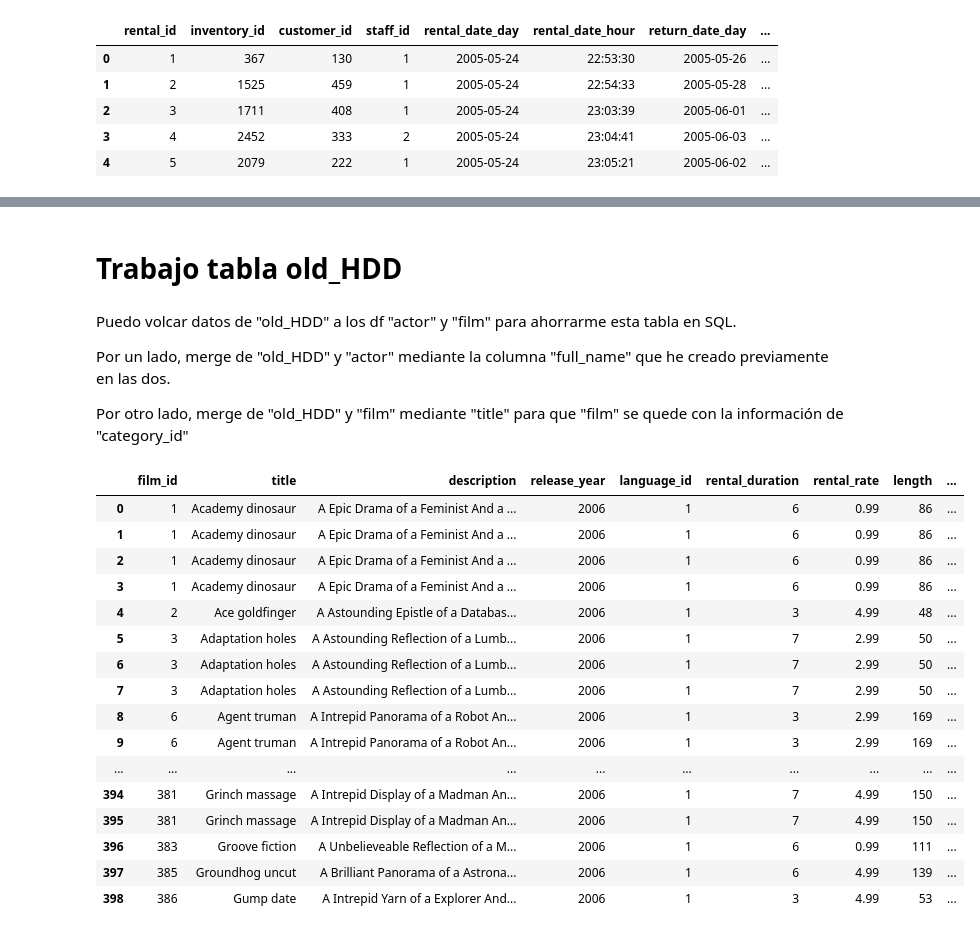
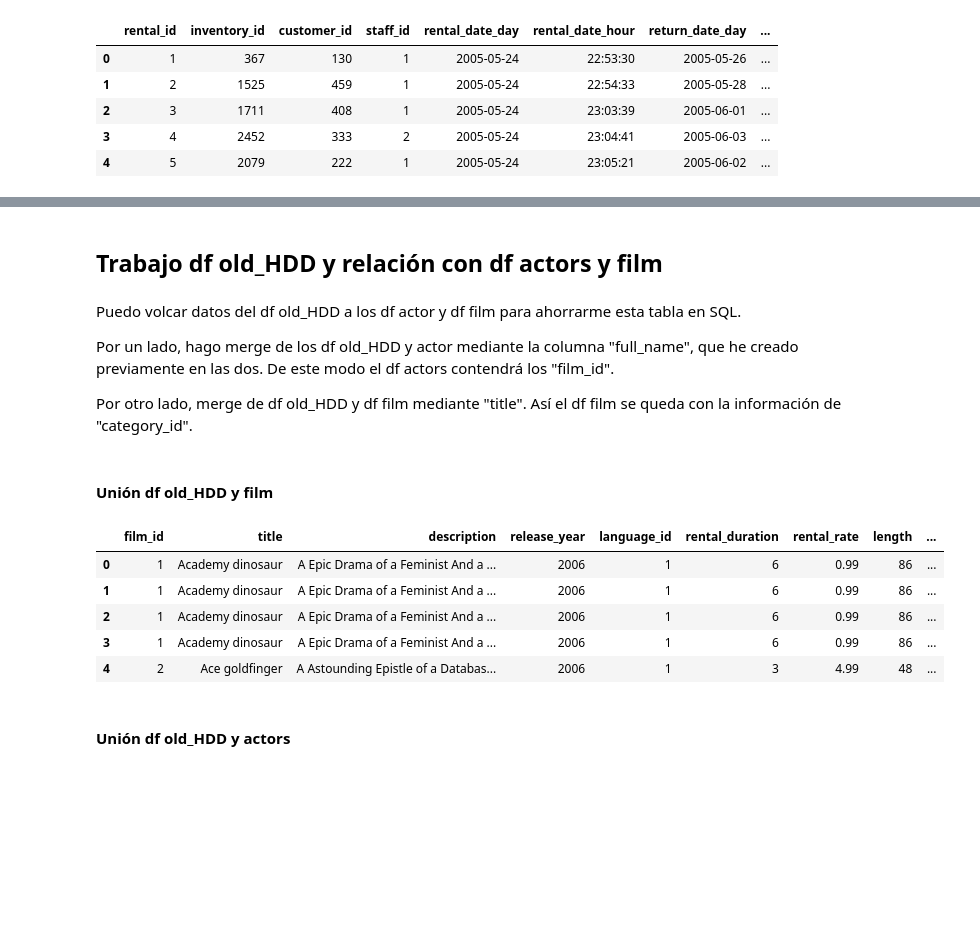
Before and after one commit to charlieciordia/02-mySQL-database, a Jupyter notebook: notebook/main.ipynb, the cells around one changed output, grey strips where cells are left out. Drawn from its saved outputs; the diff is of its cells as text; code cells hidden in the pictures; blank space fills up the shorter version.

Commit message:
limpieza de datos done

```diff
--- a/notebook/main.ipynb
+++ b/notebook/main.ipynb
@@ -482,29 +247,23 @@ hdd
 # %% [markdown]
-# Trabajo tabla old_HDD
+## Trabajo df old_HDD y relación con df actors y film
 # %% [markdown]
-Puedo volcar datos de "old_HDD" a los df "actor" y "film" para ahorrarme esta tabla en SQL.
+Puedo volcar datos del df old_HDD a los df actor y df film para ahorrarme esta tabla en SQL.
 
-Por un lado, merge de "old_HDD" y "actor" mediante la columna "full_name" que he creado previamente en las dos.
+Por un lado, hago merge de los df old_HDD y actor mediante la columna "full_name", que he creado previamente en las dos. De este modo el df actors contendrá los "film_id".
 
-Por otro lado, merge de "old_HDD" y "film" mediante "title" para que "film" se quede con la información de "category_id"
+Por otro lado, merge de df old_HDD y df film mediante "title". Así el df film se queda con la información de "category_id".
+# %% [markdown]
+#### Unión df old_HDD y film
 # %%
-film2 = pd.merge(film, hdd, on='title', how='inner')
-film2
+#Hago merge en los df film y hdd, en la columna title, para que film tenga las categorías de las pelis. Sobreescribo film.
+film = pd.merge(film, hdd, on='title', how='inner')
+film.head(5)
 # %% [output]
 |  | film_id | title | description | release_year | language_id | rental_duration | rental_rate | length | ... |
 | 0 | 1 | Academy dinosaur | A Epic Drama of a Feminist And a ... | 2006 | 1 | 6 | 0.99 | 86 | ... |
 | 1 | 1 | Academy dinosaur | A Epic Drama of a Feminist And a ... | 2006 | 1 | 6 | 0.99 | 86 | ... |
 | 2 | 1 | Academy dinosaur | A Epic Drama of a Feminist And a ... | 2006 | 1 | 6 | 0.99 | 86 | ... |
 | 3 | 1 | Academy dinosaur | A Epic Drama of a Feminist And a ... | 2006 | 1 | 6 | 0.99 | 86 | ... |
 | 4 | 2 | Ace goldfinger | A Astounding Epistle of a Databas... | 2006 | 1 | 3 | 4.99 | 48 | ... |
-| 5 | 3 | Adaptation holes | A Astounding Reflection of a Lumb... | 2006 | 1 | 7 | 2.99 | 50 | ... |
-| 6 | 3 | Adaptation holes | A Astounding Reflection of a Lumb... | 2006 | 1 | 7 | 2.99 | 50 | ... |
-| 7 | 3 | Adaptation holes | A Astounding Reflection of a Lumb... | 2006 | 1 | 7 | 2.99 | 50 | ... |
-| 8 | 6 | Agent truman | A Intrepid Panorama of a Robot An... | 2006 | 1 | 3 | 2.99 | 169 | ... |
-| 9 | 6 | Agent truman | A Intrepid Panorama of a Robot An... | 2006 | 1 | 3 | 2.99 | 169 | ... |
-| ... | ... | ... | ... | ... | ... | ... | ... | ... | ... |
-| 394 | 381 | Grinch massage | A Intrepid Display of a Madman An... | 2006 | 1 | 7 | 4.99 | 150 | ... |
-| 395 | 381 | Grinch massage | A Intrepid Display of a Madman An... | 2006 | 1 | 7 | 4.99 | 150 | ... |
-| 396 | 383 | Groove fiction | A Unbelieveable Reflection of a M... | 2006 | 1 | 6 | 0.99 | 111 | ... |
-| 397 | 385 | Groundhog uncut | A Brilliant Panorama of a Astrona... | 2006 | 1 | 6 | 4.99 | 139 | ... |
-| 398 | 386 | Gump date | A Intrepid Yarn of a Explorer And... | 2006 | 1 | 3 | 4.99 | 53 | ... |
+# %% [markdown]
+#### Unión df old_HDD y actors
```
Also changed, not shown: parts of 63 cells of this notebook, 3 other files.
